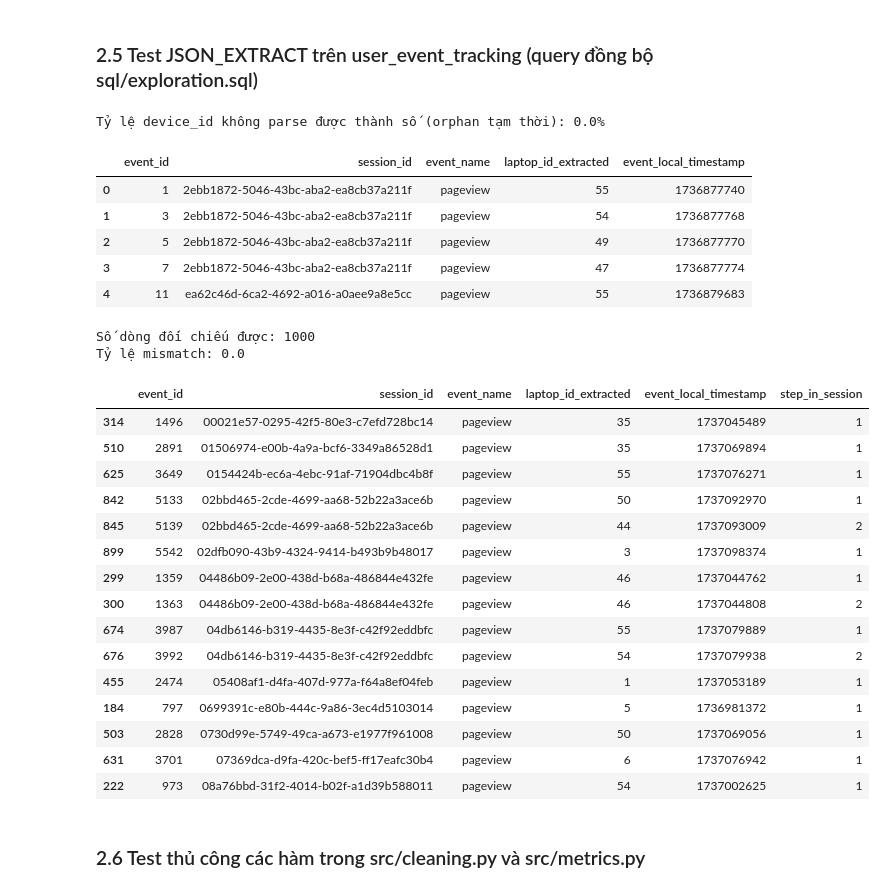
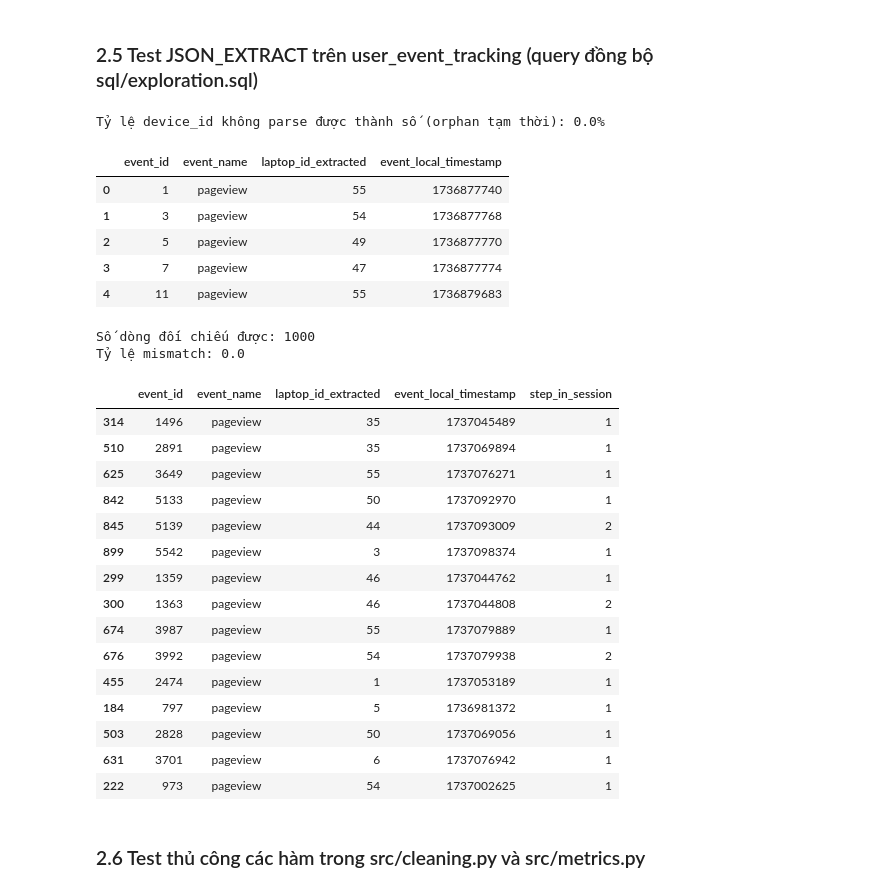
Before and after one commit to Hatnt772004/laplaptech-analytics, a Jupyter notebook: notebooks/01_cleaning_and_profiling.ipynb, the cells around one changed output. Drawn from its saved outputs; the diff is of its cells as text; code cells hidden in the pictures.

```diff
--- a/notebooks/01_cleaning_and_profiling.ipynb
+++ b/notebooks/01_cleaning_and_profiling.ipynb
@@ -678,19 +681,19 @@ WHERE event_name = 'pageview'
 ORDER BY id
 LIMIT 1000
 """
-df_events_test = query_cached(event_query, cache_dir="../data/raw", force_refresh=True)
+df_events_test = query_cached(event_query, cache_dir="../data/raw", force_refresh=False)
 
 orphan_rate = df_events_test["laptop_id_extracted"].isna().mean()
 print(f"Tỷ lệ device_id không parse được thành số (orphan tạm thời): {orphan_rate:.1%}")
-display(df_events_test.head())
+display(df_events_test.drop(columns=["session_id"]).head())
 # %% [output]
 Tỷ lệ device_id không parse được thành số (orphan tạm thời): 0.0%
-|  | event_id | session_id | event_name | laptop_id_extracted | event_local_timestamp |
-| 0 | 1 | 2ebb1872-5046-43bc-aba2-ea8cb37a211f | pageview | 55 | 1736877740 |
-| 1 | 3 | 2ebb1872-5046-43bc-aba2-ea8cb37a211f | pageview | 54 | 1736877768 |
-| 2 | 5 | 2ebb1872-5046-43bc-aba2-ea8cb37a211f | pageview | 49 | 1736877770 |
-| 3 | 7 | 2ebb1872-5046-43bc-aba2-ea8cb37a211f | pageview | 47 | 1736877774 |
-| 4 | 11 | ea62c46d-6ca2-4692-a016-a0aee9a8e5cc | pageview | 55 | 1736879683 |
+|  | event_id | event_name | laptop_id_extracted | event_local_timestamp |
+| 0 | 1 | pageview | 55 | 1736877740 |
+| 1 | 3 | pageview | 54 | 1736877768 |
+| 2 | 5 | pageview | 49 | 1736877770 |
+| 3 | 7 | pageview | 47 | 1736877774 |
+| 4 | 11 | pageview | 55 | 1736879683 |
 # %%
 # So sánh laptop_id tự extract với resolved_laptop_model_id (bảng QA)
 
@@ -720,24 +723,24 @@ Tỷ lệ mismatch: 0.0
 # %%
 # Dựng hành trình người dùng theo session
 df_journey = build_session_journey(df_events_test, session_col="session_id", ts_col="event_local_timestamp")
-display(df_journey.head(15))
+display(df_journey.drop(columns=["session_id"], errors="ignore").head(15))
 # %% [output]
-|  | event_id | session_id | event_name | laptop_id_extracted | event_local_timestamp | step_in_session |
-| 314 | 1496 | 00021e57-0295-42f5-80e3-c7efd728bc14 | pageview | 35 | 1737045489 | 1 |
-| 510 | 2891 | 01506974-e00b-4a9a-bcf6-3349a86528d1 | pageview | 35 | 1737069894 | 1 |
-| 625 | 3649 | 0154424b-ec6a-4ebc-91af-71904dbc4b8f | pageview | 55 | 1737076271 | 1 |
-| 842 | 5133 | 02bbd465-2cde-4699-aa68-52b22a3ace6b | pageview | 50 | 1737092970 | 1 |
-| 845 | 5139 | 02bbd465-2cde-4699-aa68-52b22a3ace6b | pageview | 44 | 1737093009 | 2 |
-| 899 | 5542 | 02dfb090-43b9-4324-9414-b493b9b48017 | pageview | 3 | 1737098374 | 1 |
-| 299 | 1359 | 04486b09-2e00-438d-b68a-486844e432fe | pageview | 46 | 1737044762 | 1 |
-| 300 | 1363 | 04486b09-2e00-438d-b68a-486844e432fe | pageview | 46 | 1737044808 | 2 |
-| 674 | 3987 | 04db6146-b319-4435-8e3f-c42f92eddbfc | pageview | 55 | 1737079889 | 1 |
-| 676 | 3992 | 04db6146-b319-4435-8e3f-c42f92eddbfc | pageview | 54 | 1737079938 | 2 |
-| 455 | 2474 | 05408af1-d4fa-407d-977a-f64a8ef04feb | pageview | 1 | 1737053189 | 1 |
-| 184 | 797 | 0699391c-e80b-444c-9a86-3ec4d5103014 | pageview | 5 | 1736981372 | 1 |
-| 503 | 2828 | 0730d99e-5749-49ca-a673-e1977f961008 | pageview | 50 | 1737069056 | 1 |
-| 631 | 3701 | 07369dca-d9fa-420c-bef5-ff17eafc30b4 | pageview | 6 | 1737076942 | 1 |
-| 222 | 973 | 08a76bbd-31f2-4014-b02f-a1d39b588011 | pageview | 54 | 1737002625 | 1 |
+|  | event_id | event_name | laptop_id_extracted | event_local_timestamp | step_in_session |
+| 314 | 1496 | pageview | 35 | 1737045489 | 1 |
+| 510 | 2891 | pageview | 35 | 1737069894 | 1 |
+| 625 | 3649 | pageview | 55 | 1737076271 | 1 |
+| 842 | 5133 | pageview | 50 | 1737092970 | 1 |
+| 845 | 5139 | pageview | 44 | 1737093009 | 2 |
+| 899 | 5542 | pageview | 3 | 1737098374 | 1 |
+| 299 | 1359 | pageview | 46 | 1737044762 | 1 |
+| 300 | 1363 | pageview | 46 | 1737044808 | 2 |
+| 674 | 3987 | pageview | 55 | 1737079889 | 1 |
+| 676 | 3992 | pageview | 54 | 1737079938 | 2 |
+| 455 | 2474 | pageview | 1 | 1737053189 | 1 |
+| 184 | 797 | pageview | 5 | 1736981372 | 1 |
+| 503 | 2828 | pageview | 50 | 1737069056 | 1 |
+| 631 | 3701 | pageview | 6 | 1737076942 | 1 |
+| 222 | 973 | pageview | 54 | 1737002625 | 1 |
 # %% [markdown]
 ### 2.6 Test thủ công các hàm trong src/cleaning.py và src/metrics.py
 # %%
```
Also changed, not shown: parts of 13 cells of this notebook, 27 other files.
